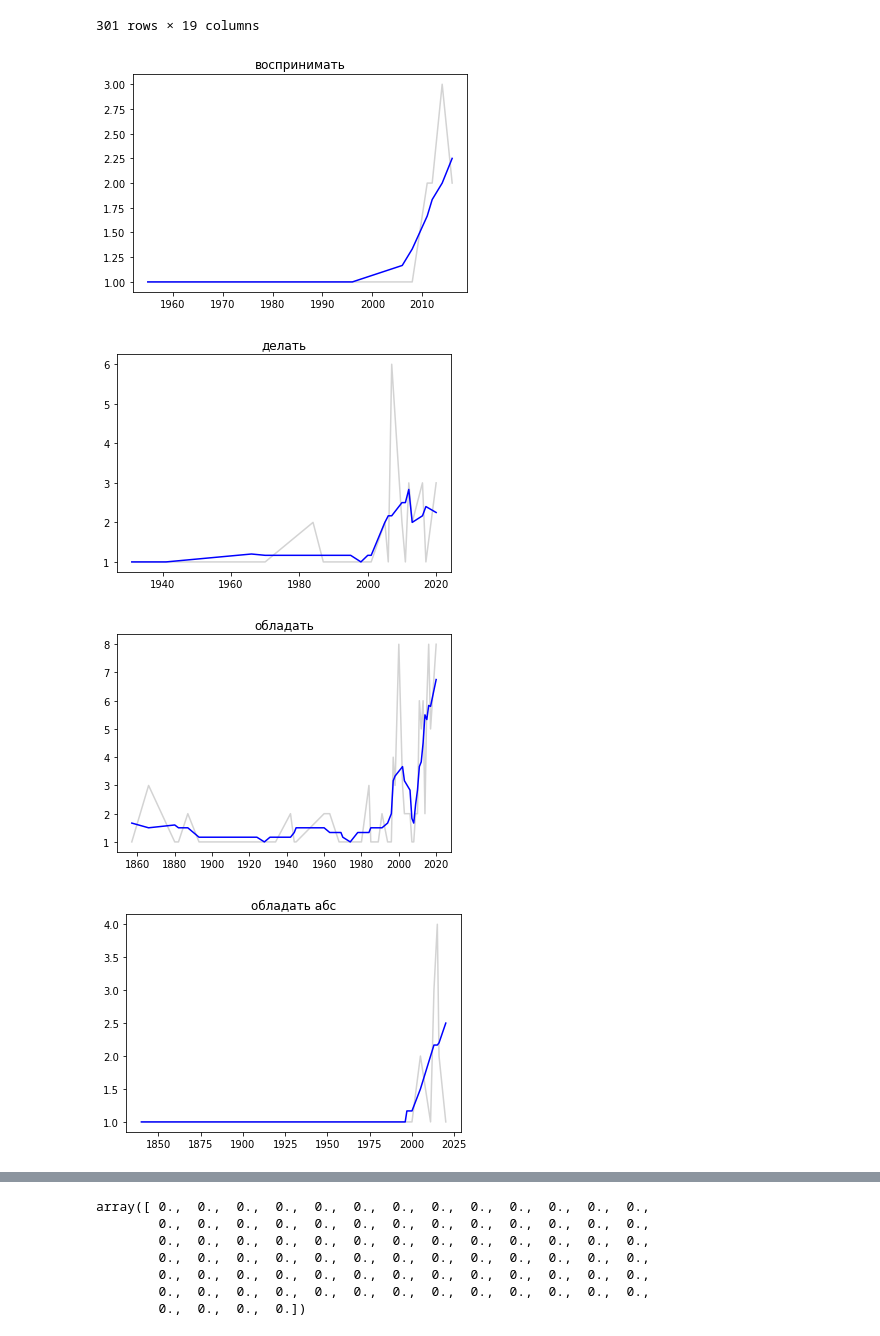
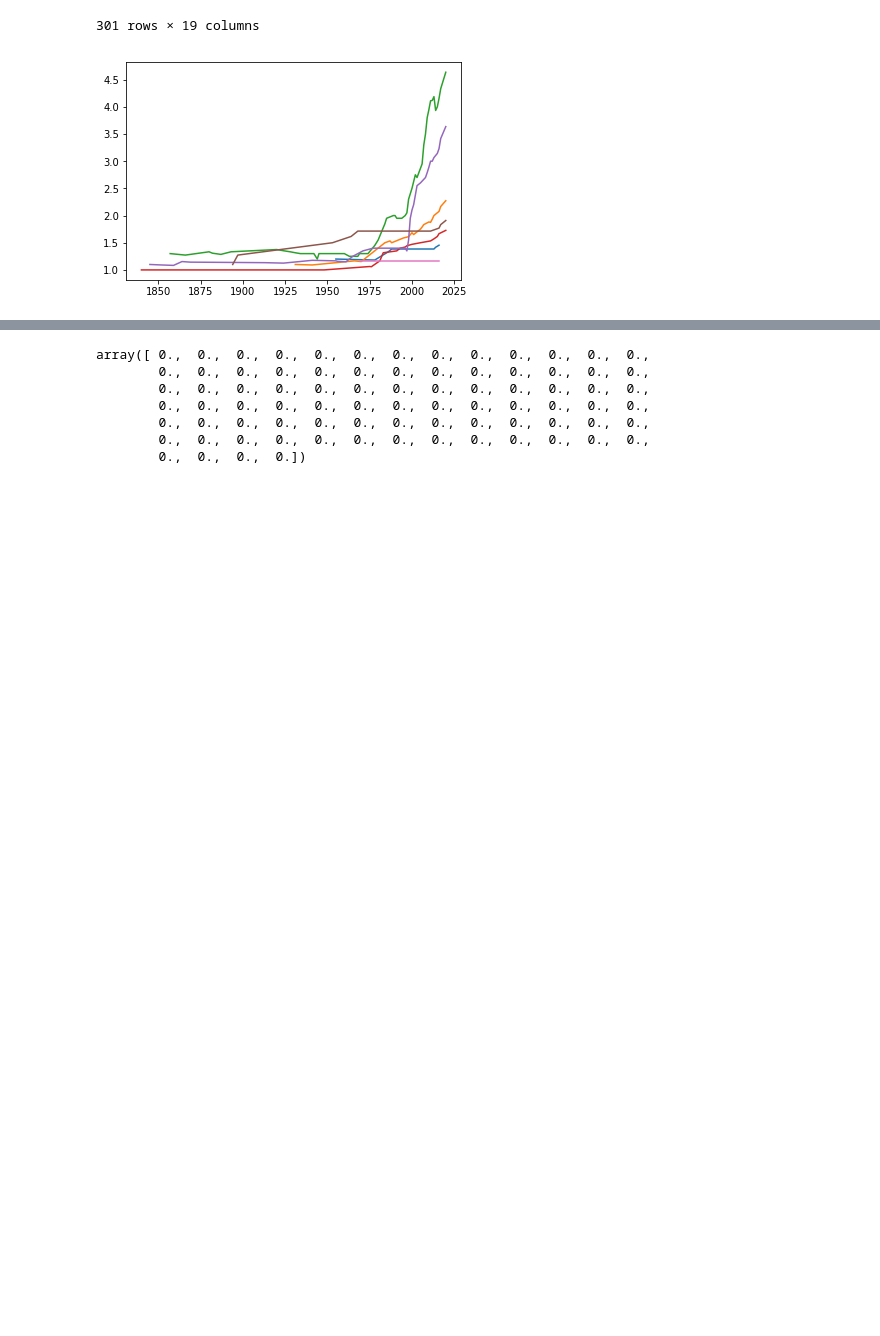
Before and after one commit to marchdown/schisch, a Jupyter notebook: schisch.ipynb, the cells around one changed output, grey strips where cells are left out. Cells and saved outputs as stored; diff of their text form; code cells hidden in the pictures; blank space fills up the shorter version.

```diff
--- a/schisch.ipynb
+++ b/schisch.ipynb
@@ -7,7 +7,7 @@
 # %%
 #csvfile_path = '/Users/serratus/Downloads/Ни шиша - все вместе.csv'  # данные мы берём из локального файла.
 #csvfile_path = "https://pastebin.com/raw/6HnQ772y" # можно и по-другому, из сети.
-csvfile_path = "https://pastebin.com/raw/aECMpraM" # версия от пятнадцатого мая
+csvfile_path = "https://pastebin.com/raw/nu5aGSUE" # версия от пятнадцатого мая
 
 import numpy as np # для численных операций и NaN.
 import pandas # для хранения, представления, фильтрации данных
@@ -22,13 +22,13 @@ data.set_value(30, 'date_',2001) # в тридцатой строке у нас
 data['date_'] = pandas.to_numeric(data['date_'])
 data['date_'] = data['date_'].fillna(1840) # примеры с неизвестной датой мы метим 1840-м годом. можно будет отрезать начало списка, когда мы рисуем график
 
-data['semantics+_'] = data['semantics+'].fillna('чёрт его знает') # можно использовать особое значение
+data['semantic group_'] = data['semantic group'].fillna('чёрт его знает') # можно использовать особое значение
 #                                                                   но пока мы
 #data['semantics+_'] = data['semantics+'].fillna('')              # примеры с непроставленным типом метим пустой строкой.
 
 
 years = sorted(list(data['date_'].unique()))
-semantic_types = data['semantics+_'].unique()
+semantic_types = data['semantic group_'].unique()
 # мы будем пользоваться перечнями семантических типов и лет в дальнейшем,
 # удобно рассчитать их однажды и сохранить в отдельные переменные
 # %%
@@ -58,31 +58,28 @@ data
 # %%
 from collections import Counter
 # Построим сглаженные графики.
 
-def smooth_list(xs, smoothing_level=3):
+def smooth_list(xs, smoothing_level=10):
     ys = [0]*len(xs)
     for idx, x in enumerate(xs):
         slice_ = xs[max(idx-smoothing_level,0):(min(idx+smoothing_level,len(xs)))]
         ys[idx] = sum(slice_)/len(slice_)*1.0
     return(ys)
 #    print(xs, ys, len(xs), len(ys))
 
 
 for t in semantic_types:
-    slice_ = sorted(data[data['semantics+_']==t]['date_'])
+    slice_ = sorted(data[data['semantic group_']==t]['date_'])
     cnt = Counter(slice_)
     xs = list(cnt.keys())
     ys = (list(cnt.values()))
     ysmooth = smooth_list(list(cnt.values()))
 #     print(list(cnt.items()))
 #    plt.plot(xs, [y+sum(ys[idx:idx+2])/5 for y, idx in enumerate(ys)])
 #    plt.plot(xs, smooth_list(ys))
-    plt.plot(xs, ys, color='lightgray')
-    plt.plot(xs, ysmooth, color='b')
-    plt.title(t)
-    plt.show()
+#    plt.plot(xs, ys, color='lightgray')
+    plt.plot(xs, ysmooth)
+
+plt.show()
 # %% [output]
-[figure, old version]
+[figure, new version]
-[figure, removed]
-[figure, removed]
-[figure, removed]
```
Also changed, not shown: parts of 21 cells of this notebook.
